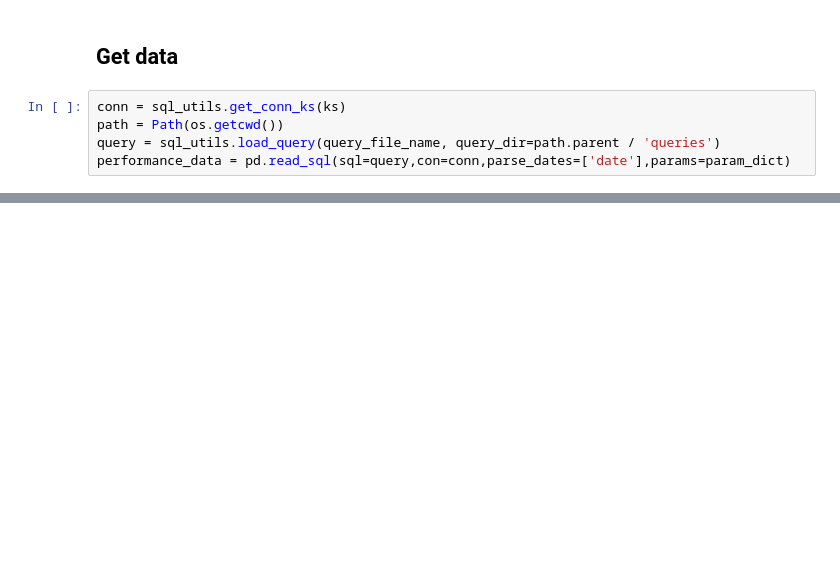
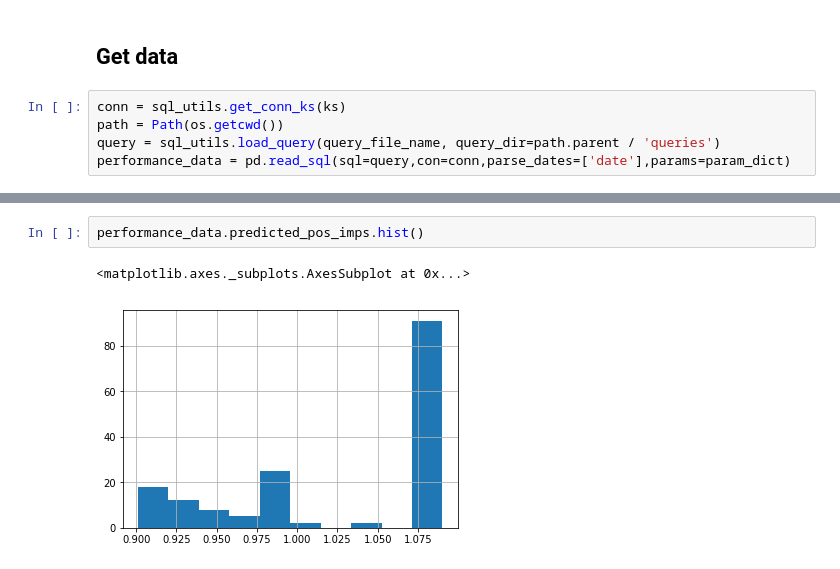
Before and after one commit to giladkeren/adhoc_charts, a Jupyter notebook: cases/case_example/Capital_one_saturation.ipynb, the cells around one changed output, grey strips where cells are left out. Drawn from its saved outputs; the diff is of its cells as text; blank space fills up the shorter version.

```diff
--- a/cases/case_example/Capital_one_saturation.ipynb
+++ b/cases/case_example/Capital_one_saturation.ipynb
@@ -60,0 +85,5 @@ performance_data
+# %%
+performance_data.predicted_pos_imps.hist()
+# %% [output]
+<matplotlib.axes._subplots.AxesSubplot at 0x...>
+[figure, added]
```
Also changed, not shown: parts of 7 cells of this notebook, 3 other files.
